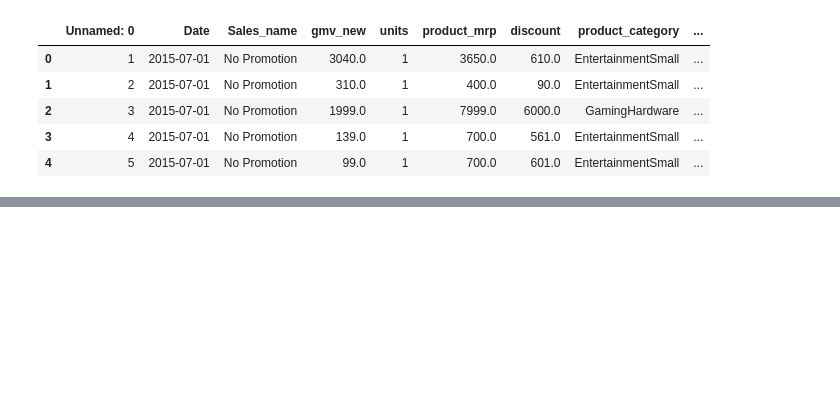
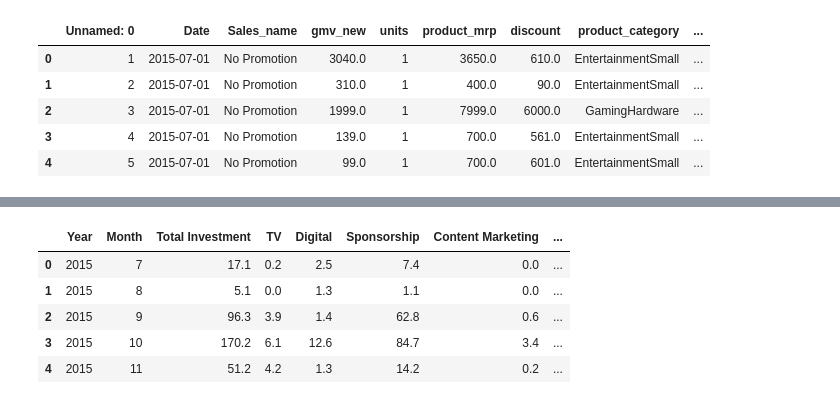
Before and after one commit to deejayrusso/Marketing-Mix-Model, a Jupyter notebook: MMM Notebook.ipynb, the cells around one changed output, grey strips where cells are left out. Drawn from its saved outputs; the diff is of its cells as text; code cells hidden in the pictures; blank space fills up the shorter version.

```diff
--- a/MMM Notebook.ipynb
+++ b/MMM Notebook.ipynb
@@ -20,0 +63,9 @@ transactions.head()
+# %%
+mediaInvestment.head()
+# %% [output]
+|  | Year | Month | Total Investment | TV | Digital | Sponsorship | Content Marketing | ... |
+| 0 | 2015 | 7 | 17.1 | 0.2 | 2.5 | 7.4 | 0.0 | ... |
+| 1 | 2015 | 8 | 5.1 | 0.0 | 1.3 | 1.1 | 0.0 | ... |
+| 2 | 2015 | 9 | 96.3 | 3.9 | 1.4 | 62.8 | 0.6 | ... |
+| 3 | 2015 | 10 | 170.2 | 6.1 | 12.6 | 84.7 | 3.4 | ... |
+| 4 | 2015 | 11 | 51.2 | 4.2 | 1.3 | 14.2 | 0.2 | ... |
```
Also changed, not shown: parts of 21 cells of this notebook.
